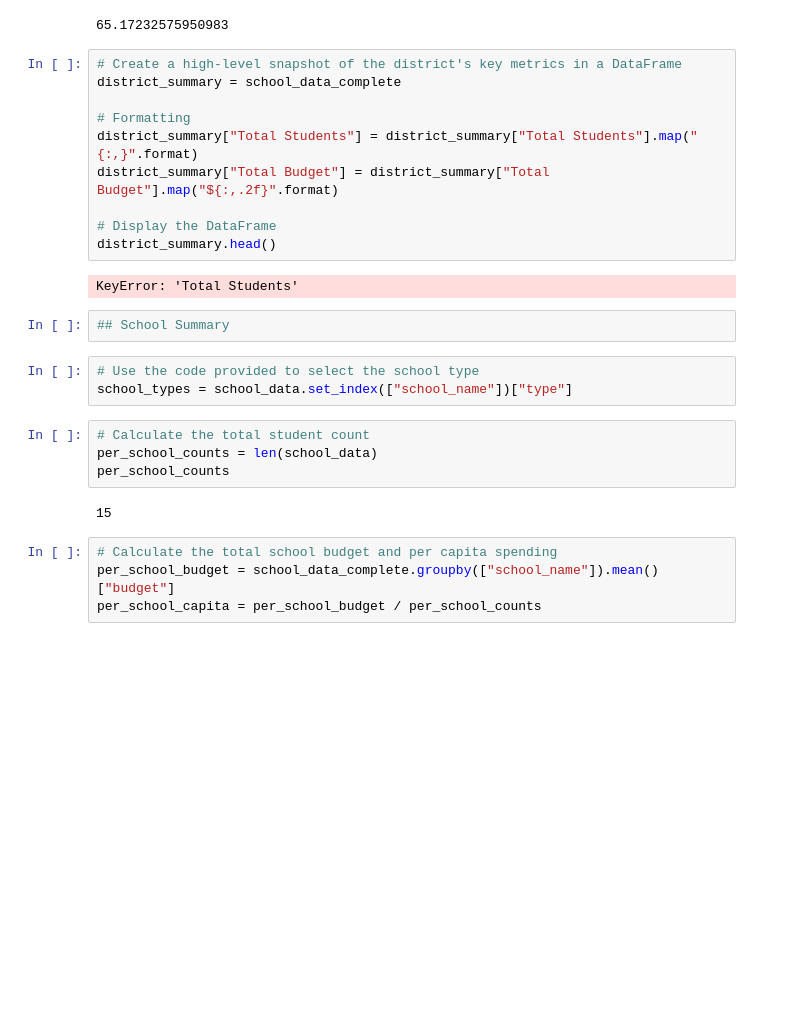
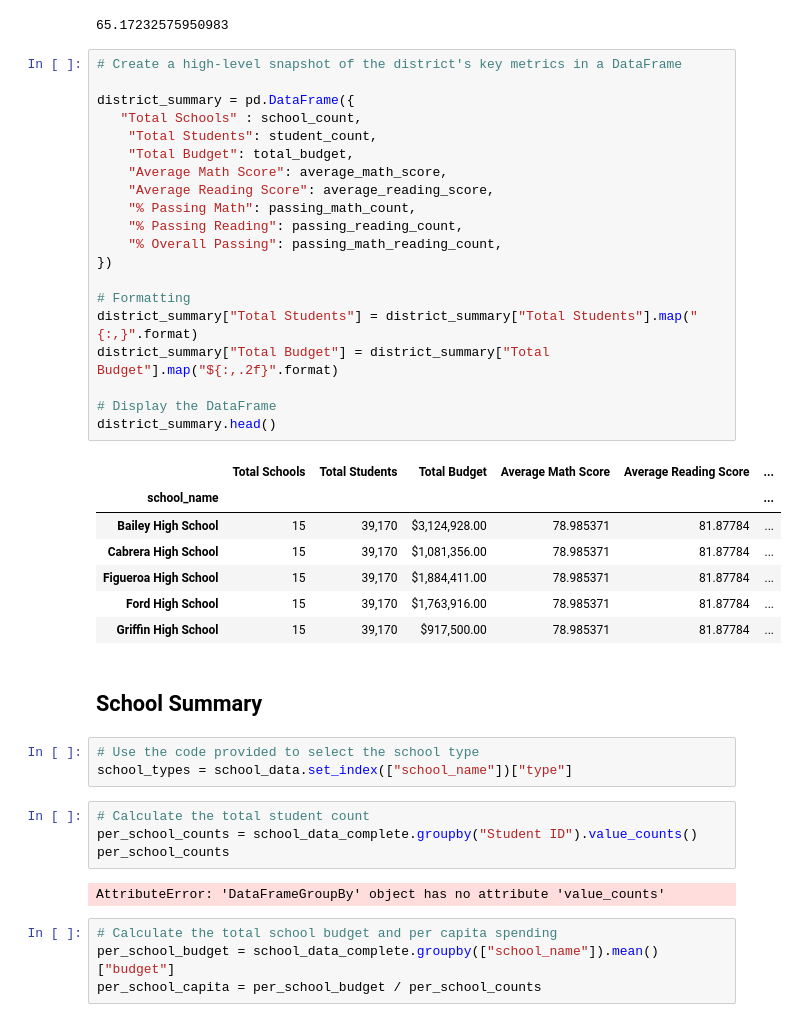
Before and after one commit to miatsivitse/pandas-challenge, a Jupyter notebook: PyCitySchools/PyCitySchools_Assignment.ipynb, the cells around one changed output. Drawn from its saved outputs; the diff is of its cells as text; blank space fills up the shorter version.

```diff
--- a/PyCitySchools/PyCitySchools_Assignment.ipynb
+++ b/PyCitySchools/PyCitySchools_Assignment.ipynb
@@ -85,27 +92,43 @@ overall_passing_rate
 65.17232575950983
 # %%
 # Create a high-level snapshot of the district's key metrics in a DataFrame
-district_summary = school_data_complete
+
+district_summary = pd.DataFrame({
+   "Total Schools" : school_count,
+    "Total Students": student_count,
+    "Total Budget": total_budget,
+    "Average Math Score": average_math_score,
+    "Average Reading Score": average_reading_score,
+    "% Passing Math": passing_math_count,
+    "% Passing Reading": passing_reading_count,
+    "% Overall Passing": passing_math_reading_count,
+})
 
 # Formatting
 district_summary["Total Students"] = district_summary["Total Students"].map("{:,}".format)
 district_summary["Total Budget"] = district_summary["Total Budget"].map("${:,.2f}".format)
 
 # Display the DataFrame
 district_summary.head()
 # %% [output]
-KeyError: 'Total Students'
+|  | Total Schools | Total Students | Total Budget | Average Math Score | Average Reading Score | ... |
+| school_name |  |  |  |  |  | ... |
+| Bailey High School | 15 | 39,170 | $3,124,928.00 | 78.985371 | 81.87784 | ... |
+| Cabrera High School | 15 | 39,170 | $1,081,356.00 | 78.985371 | 81.87784 | ... |
+| Figueroa High School | 15 | 39,170 | $1,884,411.00 | 78.985371 | 81.87784 | ... |
+| Ford High School | 15 | 39,170 | $1,763,916.00 | 78.985371 | 81.87784 | ... |
+| Griffin High School | 15 | 39,170 | $917,500.00 | 78.985371 | 81.87784 | ... |
-# %%
-## School Summary
+# %% [markdown]
+## School Summary
 # %%
 # Use the code provided to select the school type
 school_types = school_data.set_index(["school_name"])["type"]
 # %%
 # Calculate the total student count
-per_school_counts = len(school_data)
+per_school_counts = school_data_complete.groupby("Student ID").value_counts()
 per_school_counts
 # %% [output]
-15
+AttributeError: 'DataFrameGroupBy' object has no attribute 'value_counts'
 # %%
 # Calculate the total school budget and per capita spending
 per_school_budget = school_data_complete.groupby(["school_name"]).mean()["budget"]
```
Also changed, not shown: parts of 9 cells of this notebook.
